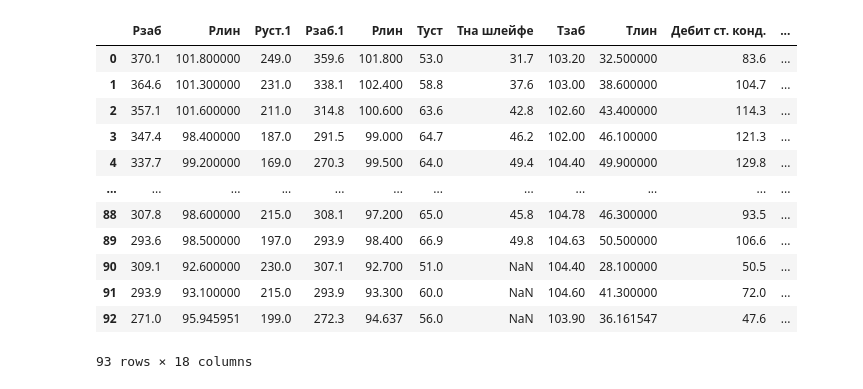
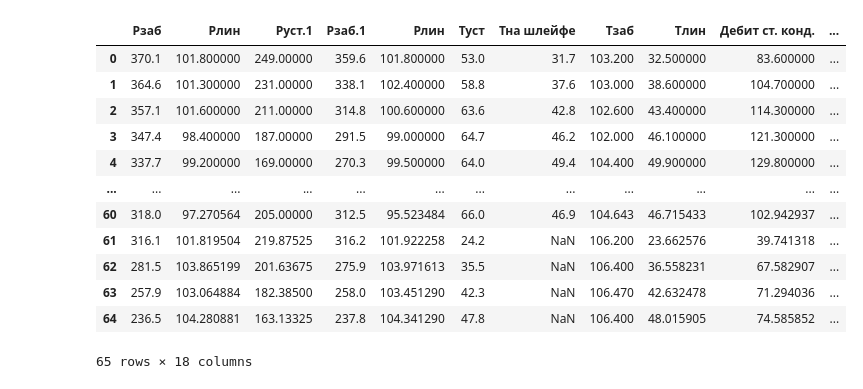
Before and after one commit to SmirAlex/back-propogation, a Jupyter notebook: lab3.ipynb, the cells around one changed output. Cells and saved outputs as stored; diff of their text form; code cells hidden in the pictures.

```diff
--- a/lab3.ipynb
+++ b/lab3.ipynb
@@ -141,16 +142,16 @@ normalized_test_data = get_normalized_data('https://raw.githubusercontent.com/Sm
 # %%
-pd.read_csv('https://raw.githubusercontent.com/SmirAlex/back-propogation/master/cleared_data.csv', delimiter=';')
+pd.read_csv('https://raw.githubusercontent.com/SmirAlex/back-propogation/master/train_data.csv', delimiter=';')
 # %% [output]
 |  | Рзаб | Pлин | Руст.1 | Рзаб.1 | Рлин | Туст | Тна шлейфе | Тзаб | Tлин | Дебит ст. конд. | ... |
-| 0 | 370.1 | 101.800000 | 249.0 | 359.6 | 101.800 | 53.0 | 31.7 | 103.20 | 32.500000 | 83.6 | ... |
-| 1 | 364.6 | 101.300000 | 231.0 | 338.1 | 102.400 | 58.8 | 37.6 | 103.00 | 38.600000 | 104.7 | ... |
-| 2 | 357.1 | 101.600000 | 211.0 | 314.8 | 100.600 | 63.6 | 42.8 | 102.60 | 43.400000 | 114.3 | ... |
-| 3 | 347.4 | 98.400000 | 187.0 | 291.5 | 99.000 | 64.7 | 46.2 | 102.00 | 46.100000 | 121.3 | ... |
-| 4 | 337.7 | 99.200000 | 169.0 | 270.3 | 99.500 | 64.0 | 49.4 | 104.40 | 49.900000 | 129.8 | ... |
+| 0 | 370.1 | 101.800000 | 249.00000 | 359.6 | 101.800000 | 53.0 | 31.7 | 103.200 | 32.500000 | 83.600000 | ... |
+| 1 | 364.6 | 101.300000 | 231.00000 | 338.1 | 102.400000 | 58.8 | 37.6 | 103.000 | 38.600000 | 104.700000 | ... |
+| 2 | 357.1 | 101.600000 | 211.00000 | 314.8 | 100.600000 | 63.6 | 42.8 | 102.600 | 43.400000 | 114.300000 | ... |
+| 3 | 347.4 | 98.400000 | 187.00000 | 291.5 | 99.000000 | 64.7 | 46.2 | 102.000 | 46.100000 | 121.300000 | ... |
+| 4 | 337.7 | 99.200000 | 169.00000 | 270.3 | 99.500000 | 64.0 | 49.4 | 104.400 | 49.900000 | 129.800000 | ... |
 | ... | ... | ... | ... | ... | ... | ... | ... | ... | ... | ... | ... |
-| 88 | 307.8 | 98.600000 | 215.0 | 308.1 | 97.200 | 65.0 | 45.8 | 104.78 | 46.300000 | 93.5 | ... |
-| 89 | 293.6 | 98.500000 | 197.0 | 293.9 | 98.400 | 66.9 | 49.8 | 104.63 | 50.500000 | 106.6 | ... |
-| 90 | 309.1 | 92.600000 | 230.0 | 307.1 | 92.700 | 51.0 | NaN | 104.40 | 28.100000 | 50.5 | ... |
-| 91 | 293.9 | 93.100000 | 215.0 | 293.9 | 93.300 | 60.0 | NaN | 104.60 | 41.300000 | 72.0 | ... |
-| 92 | 271.0 | 95.945951 | 199.0 | 272.3 | 94.637 | 56.0 | NaN | 103.90 | 36.161547 | 47.6 | ... |
+| 60 | 318.0 | 97.270564 | 205.00000 | 312.5 | 95.523484 | 66.0 | 46.9 | 104.643 | 46.715433 | 102.942937 | ... |
+| 61 | 316.1 | 101.819504 | 219.87525 | 316.2 | 101.922258 | 24.2 | NaN | 106.200 | 23.662576 | 39.741318 | ... |
+| 62 | 281.5 | 103.865199 | 201.63675 | 275.9 | 103.971613 | 35.5 | NaN | 106.400 | 36.558231 | 67.582907 | ... |
+| 63 | 257.9 | 103.064884 | 182.38500 | 258.0 | 103.451290 | 42.3 | NaN | 106.470 | 42.632478 | 71.294036 | ... |
+| 64 | 236.5 | 104.280881 | 163.13325 | 237.8 | 104.341290 | 47.8 | NaN | 106.400 | 48.015905 | 74.585852 | ... |
-93 rows × 18 columns
+65 rows × 18 columns
```
Also changed, not shown: parts of 9 cells of this notebook, 2 other files.
